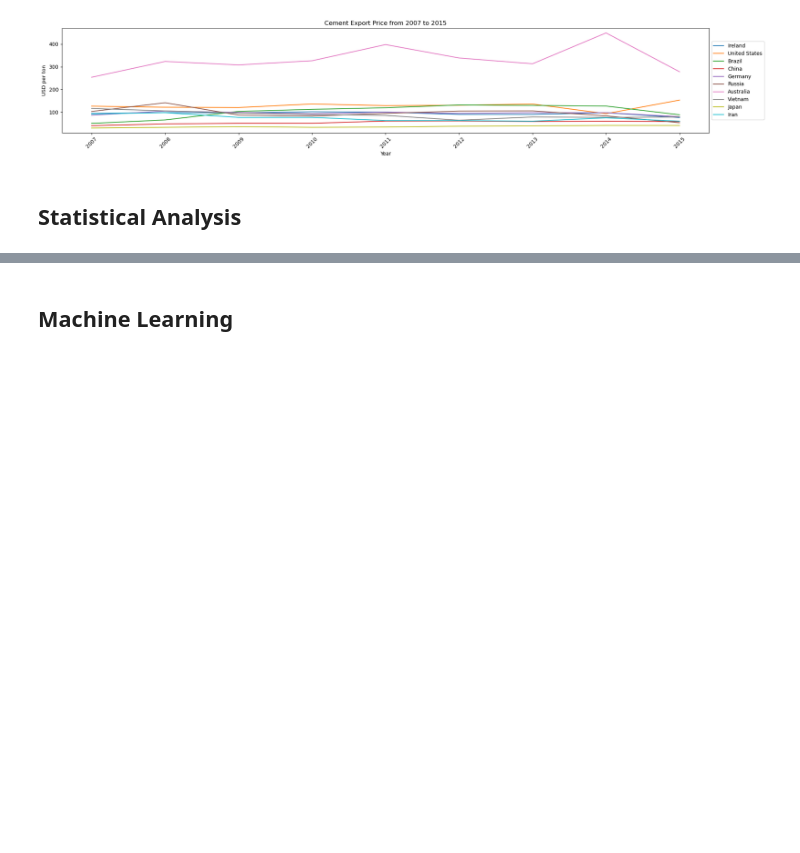
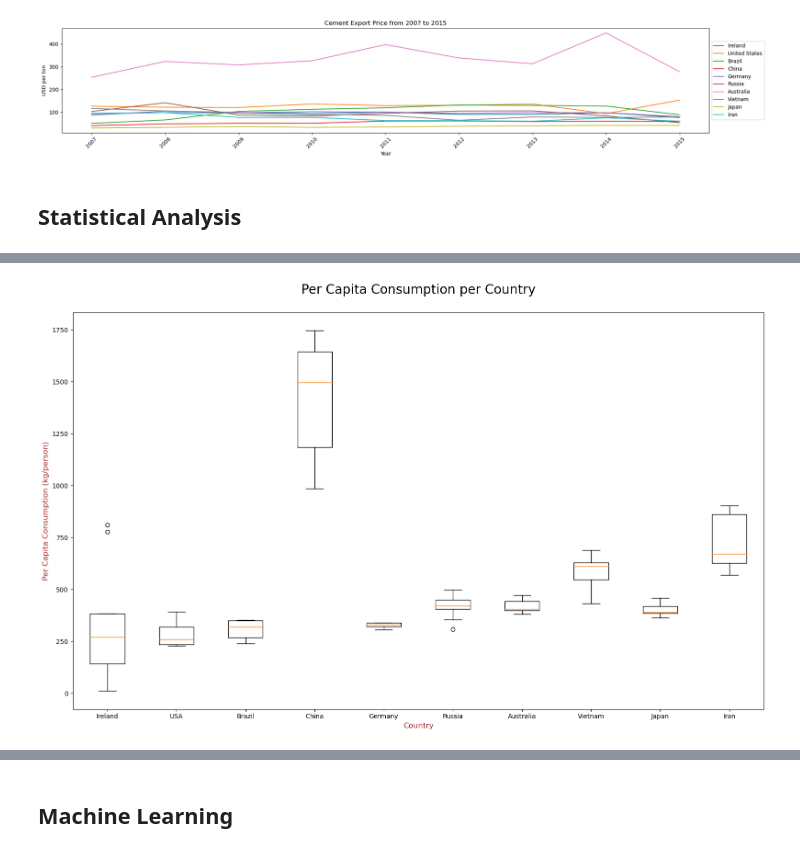
Before and after one commit to ASM2023063/mscda-20231-ca2, a Jupyter notebook: 2023063_ca2_notebook1.ipynb, the cells around one changed output, grey strips where cells are left out. Saved outputs shown, nothing was run; the diff lists cells and outputs as text; code cells hidden in the pictures; blank space fills up the shorter version.

```diff
--- a/2023063_ca2_notebook1.ipynb
+++ b/2023063_ca2_notebook1.ipynb
@@ -656,0 +568,40 @@ group1 group2  meandiff  p-adj    lower      upper   reject
+# %%
+# Per Capita Consumption boxplot
+# Get per capita consumption data by country
+percapitacon = cement_merge.iloc[:,11:15]
+percapitacon = percapitacon.drop({"Net Export Volume","Net Export Value"},axis='columns')
+percapitacon_irl = percapitacon[(percapitacon['Code'] == 'IRL')]
+percapitacon_usa = percapitacon[(percapitacon['Code'] == 'USA')]
+percapitacon_bra = percapitacon[(percapitacon['Code'] == 'BRA')]
+percapitacon_chn = percapitacon[(percapitacon['Code'] == 'CHN')]
+percapitacon_deu = percapitacon[(percapitacon['Code'] == 'DEU')]
+percapitacon_rus = percapitacon[(percapitacon['Code'] == 'RUS')]
+percapitacon_aus = percapitacon[(percapitacon['Code'] == 'AUS')]
+percapitacon_vnm = percapitacon[(percapitacon['Code'] == 'VNM')]
+percapitacon_jpn = percapitacon[(percapitacon['Code'] == 'JPN')]
+percapitacon_irn = percapitacon[(percapitacon['Code'] == 'IRN')]
+
+# Multiple boxplot visualisation
+plt.figure(figsize = [16,10])
+plt.boxplot([percapitacon_irl['Per Capita Consumption'],
+             percapitacon_usa['Per Capita Consumption'],
+             percapitacon_bra['Per Capita Consumption'],
+             percapitacon_chn['Per Capita Consumption'],
+             percapitacon_deu['Per Capita Consumption'],
+             percapitacon_rus['Per Capita Consumption'],
+             percapitacon_aus['Per Capita Consumption'],
+             percapitacon_vnm['Per Capita Consumption'],
+             percapitacon_jpn['Per Capita Consumption'],
+             percapitacon_irn['Per Capita Consumption'],
+            ])
+
+plt.xticks((1,2,3,4,5,6,7,8,9,10), ['Ireland', 'USA', 'Brazil','China', 'Germany', 'Russia',
+                                    'Australia', 'Vietnam','Japan','Iran'])
+
+plt.title("Per Capita Consumption per Country\n", fontdict={'fontsize': 20, 'fontweight' : 20, 'color' : 'Black'})
+plt.xlabel("Country", fontdict={'fontsize': 12, 'fontweight' : 20, 'color' : 'Brown'})
+plt.ylabel("Per Capita Consumption (kg/person)", fontdict={'fontsize': 12, 'fontweight' : 20, 'color' : 'Brown'})
+
+plt.show()
+# %% [output]
+[figure, added]
```
Also changed, not shown: parts of 49 cells of this notebook.
